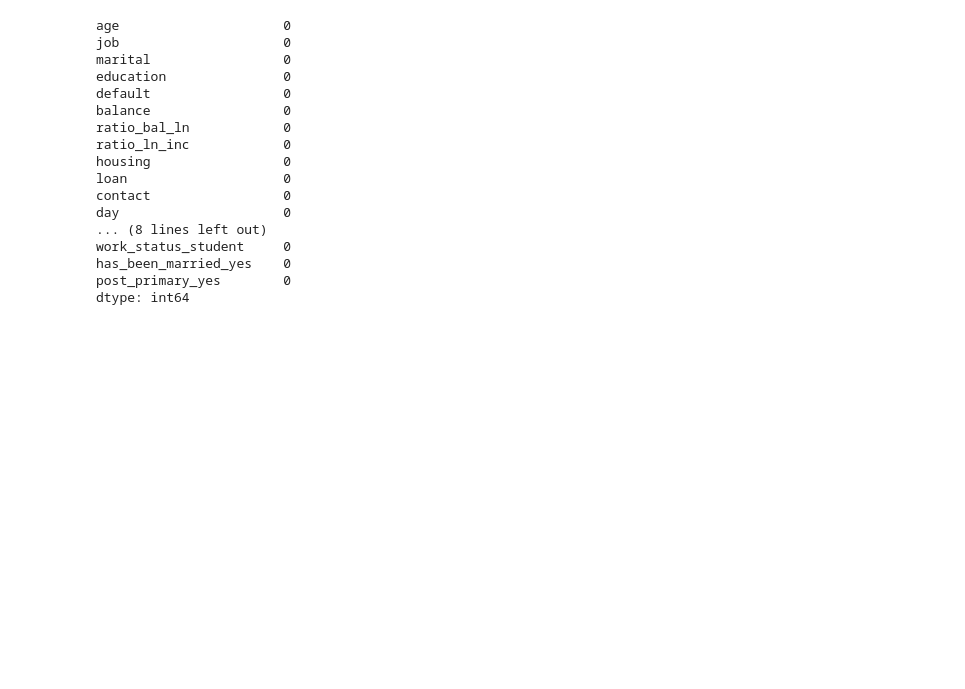
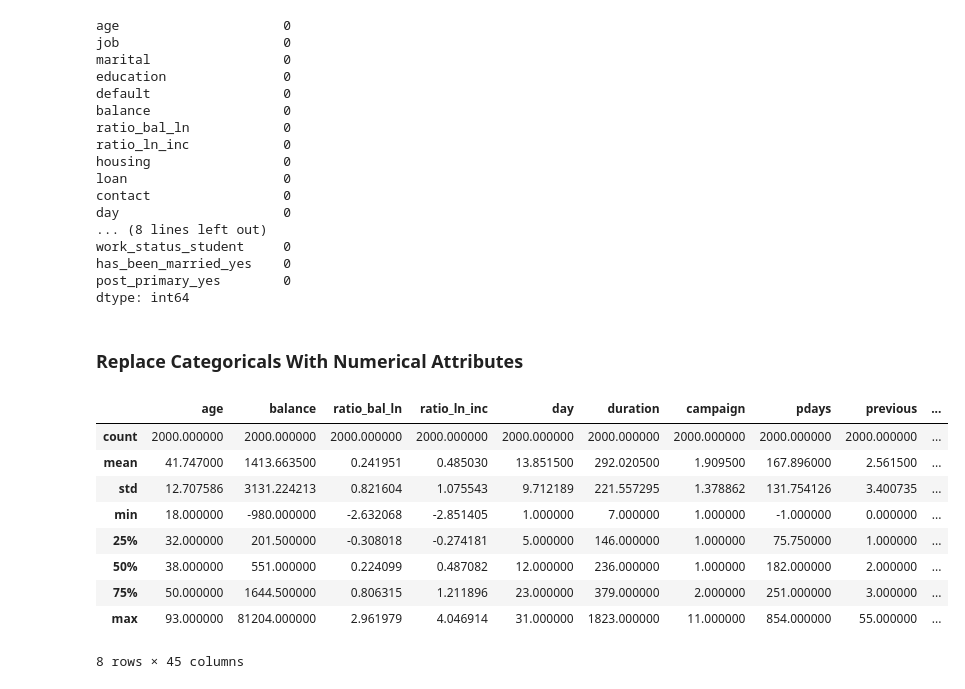
Before and after one commit to vipulpopat/MSCAI_Sem1_Etivity2, a Jupyter notebook: Etivity2_9939245.ipynb, the cells around one changed output. Drawn from its saved outputs; the diff is of its cells as text; code cells hidden in the pictures; blank space fills up the shorter version.

```diff
--- a/Etivity2_9939245.ipynb
+++ b/Etivity2_9939245.ipynb
@@ -777,3 +777,20 @@ work_status_student     0
 has_been_married_yes    0
 post_primary_yes        0
 dtype: int64
+# %% [markdown]
+### Replace Categoricals With Numerical Attributes
+# %%
+df = pd.get_dummies(df, columns=['job','marital', 'education', 'housing', 'default', 'loan', 'contact', 'month', 'poutcome'], drop_first=True)
+# %%
+df.describe()
+# %% [output]
+|  | age | balance | ratio_bal_ln | ratio_ln_inc | day | duration | campaign | pdays | previous | ... |
+| count | 2000.000000 | 2000.000000 | 2000.000000 | 2000.000000 | 2000.000000 | 2000.000000 | 2000.000000 | 2000.000000 | 2000.000000 | ... |
+| mean | 41.747000 | 1413.663500 | 0.241951 | 0.485030 | 13.851500 | 292.020500 | 1.909500 | 167.896000 | 2.561500 | ... |
+| std | 12.707586 | 3131.224213 | 0.821604 | 1.075543 | 9.712189 | 221.557295 | 1.378862 | 131.754126 | 3.400735 | ... |
+| min | 18.000000 | -980.000000 | -2.632068 | -2.851405 | 1.000000 | 7.000000 | 1.000000 | -1.000000 | 0.000000 | ... |
+| 25% | 32.000000 | 201.500000 | -0.308018 | -0.274181 | 5.000000 | 146.000000 | 1.000000 | 75.750000 | 1.000000 | ... |
+| 50% | 38.000000 | 551.000000 | 0.224099 | 0.487082 | 12.000000 | 236.000000 | 1.000000 | 182.000000 | 2.000000 | ... |
+| 75% | 50.000000 | 1644.500000 | 0.806315 | 1.211896 | 23.000000 | 379.000000 | 2.000000 | 251.000000 | 3.000000 | ... |
+| max | 93.000000 | 81204.000000 | 2.961979 | 4.046914 | 31.000000 | 1823.000000 | 11.000000 | 854.000000 | 55.000000 | ... |
+8 rows × 45 columns
```
Also changed, not shown: parts of 22 cells of this notebook.
